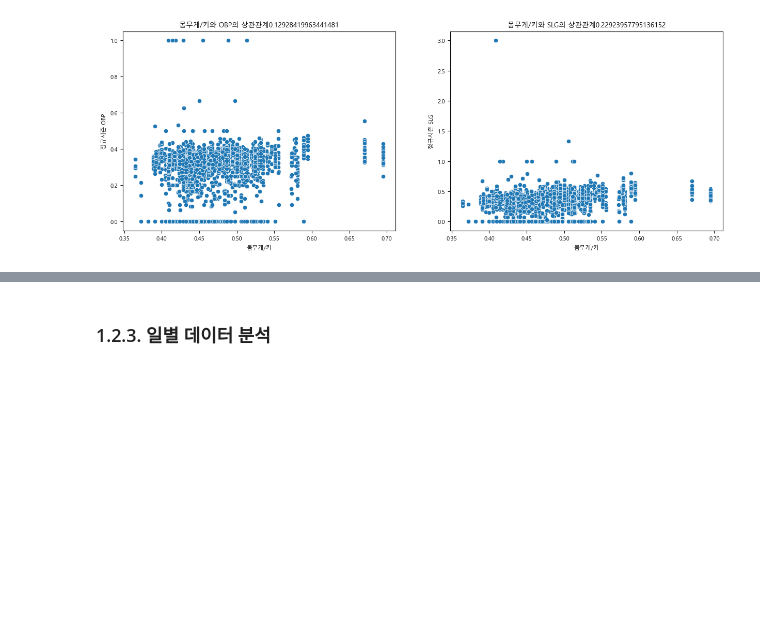
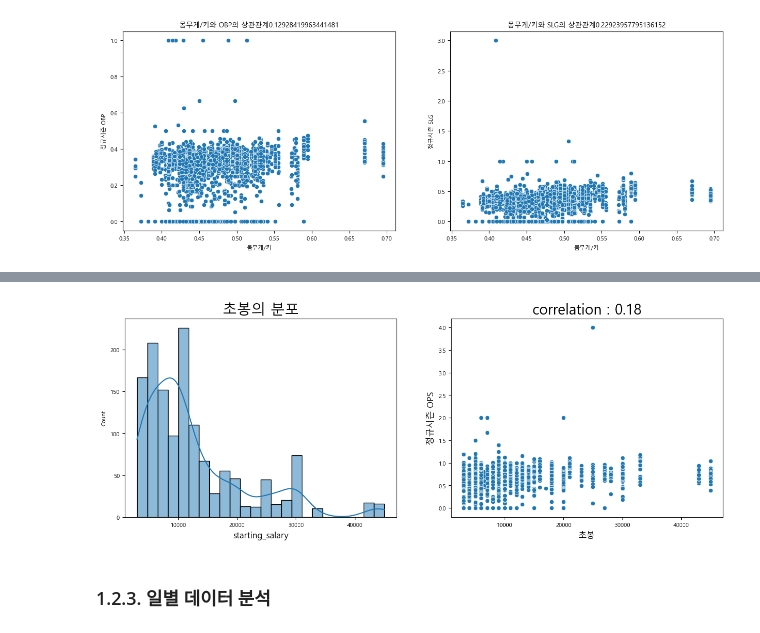
Before and after one commit to ThatHomr/python_ex_my, a Jupyter notebook: 09_시계열/ch01_/ch01_/batter_OPS_prediction.ipynb, the cells around one changed output, grey strips where cells are left out. Cells and saved outputs as stored; diff of their text form; code cells hidden in the pictures; blank space fills up the shorter version.

```diff
--- a/09_시계열/ch01_/ch01_/batter_OPS_prediction.ipynb
+++ b/09_시계열/ch01_/ch01_/batter_OPS_prediction.ipynb
@@ -358,2 +493,8 @@ plt.show()
 # %%
 # 결측치라면 그대로 0으로 두고 ‘만원’이 포함되어 있다면 숫자만 뽑아서 초봉으로 넣어준다. 그외 만 원 단위가 아닌 초봉은 결측치로 처리한다.
+regular_season_df['starting_salary'] = regular_season_df['starting_salary'].apply(
+    lambda x : x if pd.isnull(x)
+                else ( int(re.findall('\d+', x)[0]) if '만원' in x
+                                                    else np.nan)
+)
+regular_season_df['starting_salary']
@@ -360,2 +514,23 @@ plt.show()
+# %%
+plt.figure(figsize=(15,5))
+plt.subplot(1,2,1)
+# b = sns.distplot(regular_season_df['starting_salary'].loc[regular_season_df['starting_salary'].notnull()],
+#                  hist = True)
+b = sns.histplot(regular_season_df['starting_salary'].loc[regular_season_df['starting_salary'].notnull()],
+                 kde = True)
+b.set_xlabel('starting_salary', fontsize=12)
+b.set_title('초봉의 분포', fontsize = 20)
+
+plt.subplot(1,2,2)
+correlation = regular_season_df['starting_salary'].corr(regular_season_df['OPS'])
+b = sns.scatterplot(data=regular_season_df,
+                    x = 'starting_salary',
+                    y = 'OPS')
+b.set_ylabel('정규시즌 OPS', fontsize=12)
+b.set_xlabel('초봉', fontsize=12)
+b.axes.set_title('correlation : ' + str(np.round(correlation, 2)), fontsize = 20)
+plt.show()
+# %% [output]
+[figure, added]
 # %% [markdown]
 ### 1.2.3. 일별 데이터 분석
```
Also changed, not shown: parts of 26 cells of this notebook, 1 other file.
